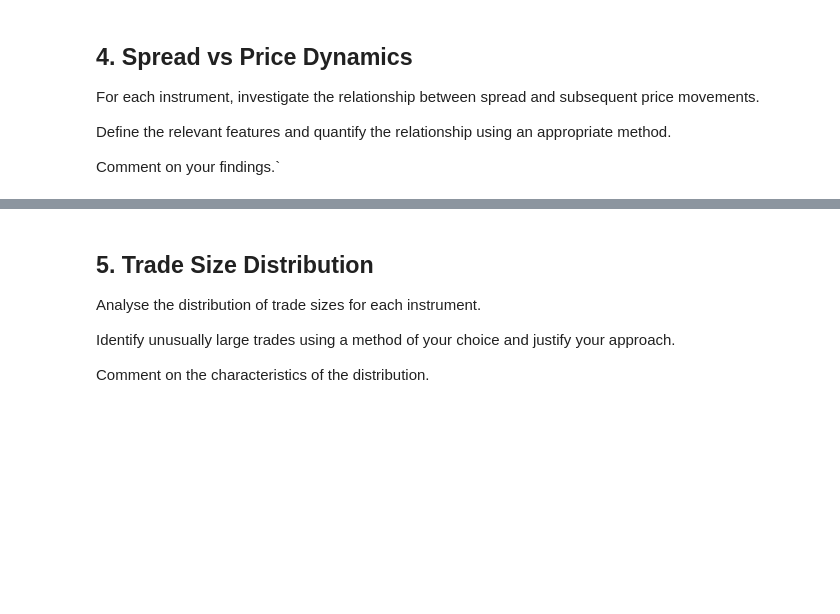
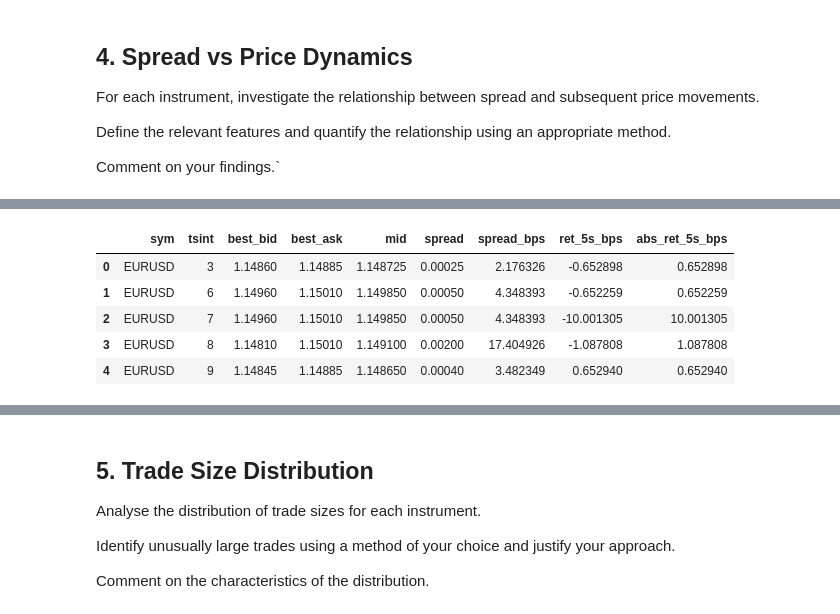
Before and after one commit to Anaswar-ash/Test, a Jupyter notebook: liquidity_and_e-trading_analyst_test_a.ipynb, the cells around one changed output, grey strips where cells are left out. Saved outputs shown, nothing was run; the diff lists cells and outputs as text; code cells hidden in the pictures; blank space fills up the shorter version.

Commit message:
changes in section 4

```diff
--- a/liquidity_and_e-trading_analyst_test_a.ipynb
+++ b/liquidity_and_e-trading_analyst_test_a.ipynb
@@ -2251,0 +2308,94 @@ Comment on your findings.`
+# %%
+# 4.2 Statistical L1 Proxy construction from df_clean
+
+# 1. Restrict to the event types used for the proxy
+l1_source = df_clean[df_clean["event_type"].isin(["NEW", "MODIFY", "TRADE"])].copy()
+
+# 2. Derive a per-second timestamp (integer seconds)
+l1_source["tsint"] = l1_source["ts_seconds"].astype(int)
+
+# 3. For each symbol and second, compute Best Bid and Best Ask
+best_bid = (
+    l1_source[l1_source["side"] == "buy"]
+    .groupby(["sym", "tsint"])["price"]
+    .max()
+    .rename("best_bid")
+)
+
+best_ask = (
+    l1_source[l1_source["side"] == "sell"]
+    .groupby(["sym", "tsint"])["price"]
+    .min()
+    .rename("best_ask")
+)
+
+# 4. Combine into an L1 book at event seconds
+l1_book = (
+    pd.concat([best_bid, best_ask], axis=1)
+    .reset_index()
+)
+
+# Grid expansion: build a continuous 1-second grid per symbol
+min_ts = l1_book["tsint"].min()
+max_ts = l1_book["tsint"].max()
+symbols = l1_book["sym"].unique()
+
+full_grid = pd.MultiIndex.from_product(
+    [symbols, range(min_ts, max_ts + 1)],
+    names=["sym", "tsint"]
+).to_frame(index=False)
+
+# Merge actual quotes onto the full grid
+l1_book = (
+    pd.merge(full_grid, l1_book, on=["sym", "tsint"], how="left")
+    .sort_values(["sym", "tsint"])
+)
+
+# 5. Forward-fill within each symbol to approximate a continuous top-of-book
+l1_book[["best_bid", "best_ask"]] = (
+    l1_book
+    .groupby("sym")[["best_bid", "best_ask"]]
+    .ffill()
+)
+
+# 6. Drop rows where we still do not have a two-sided market (e.g. session start)
+l1_book = l1_book.dropna(subset=["best_bid", "best_ask"])
+
+# 7. Compute spread and filter out crossed markets (negative or zero spreads)
+l1_book["spread"] = l1_book["best_ask"] - l1_book["best_bid"]
+l1_book = l1_book[l1_book["spread"] > 0]
+
+# 8. FEATURE ENGINEERING: variables for Section 4.3
+
+# 8.1 Mid-price and spread in basis points
+l1_book["mid"] = (l1_book["best_bid"] + l1_book["best_ask"]) / 2
+l1_book["spread_bps"] = (l1_book["spread"] / l1_book["mid"]) * 10000
+
+# 8.2 5-second forward mid-price and returns (by symbol)
+# Now shift(-5) is exactly 5 seconds because the grid is continuous.
+l1_book["next_mid_5s"] = l1_book.groupby("sym")["mid"].shift(-5)
+l1_book["ret_5s_bps"] = ((l1_book["next_mid_5s"] - l1_book["mid"]) / l1_book["mid"]) * 10000
+l1_book["abs_ret_5s_bps"] = l1_book["ret_5s_bps"].abs()
+
+# 8.3 Drop rows that do not have a full 5-second look-ahead
+l1_book = l1_book.dropna(subset=["ret_5s_bps"])
+
+# 8.4 Final set of columns to carry into Section 4.3 / 4.4
+l1_book = l1_book[
+    [
+        "sym",
+        "tsint",
+        "best_bid",
+        "best_ask",
+        "mid",
+        "spread",
+        "spread_bps",
+        "ret_5s_bps",
+        "abs_ret_5s_bps",
+    ]
+].reset_index(drop=True)
+
+print("L1 proxy with feature engineering built:")
+display(l1_book.head())
+print("Total L1 points:", len(l1_book))
+# %% [output]
@@ -2251,0 +2403,6 @@ Comment on your findings.`
+|  | sym | tsint | best_bid | best_ask | mid | spread | spread_bps | ret_5s_bps | abs_ret_5s_bps |
+| 0 | EURUSD | 3 | 1.14860 | 1.14885 | 1.148725 | 0.00025 | 2.176326 | -0.652898 | 0.652898 |
+| 1 | EURUSD | 6 | 1.14960 | 1.15010 | 1.149850 | 0.00050 | 4.348393 | -0.652259 | 0.652259 |
+| 2 | EURUSD | 7 | 1.14960 | 1.15010 | 1.149850 | 0.00050 | 4.348393 | -10.001305 | 10.001305 |
+| 3 | EURUSD | 8 | 1.14810 | 1.15010 | 1.149100 | 0.00200 | 17.404926 | -1.087808 | 1.087808 |
+| 4 | EURUSD | 9 | 1.14845 | 1.14885 | 1.148650 | 0.00040 | 3.482349 | 0.652940 | 0.652940 |
```
Also changed, not shown: parts of 3 cells of this notebook, 1 other file.
